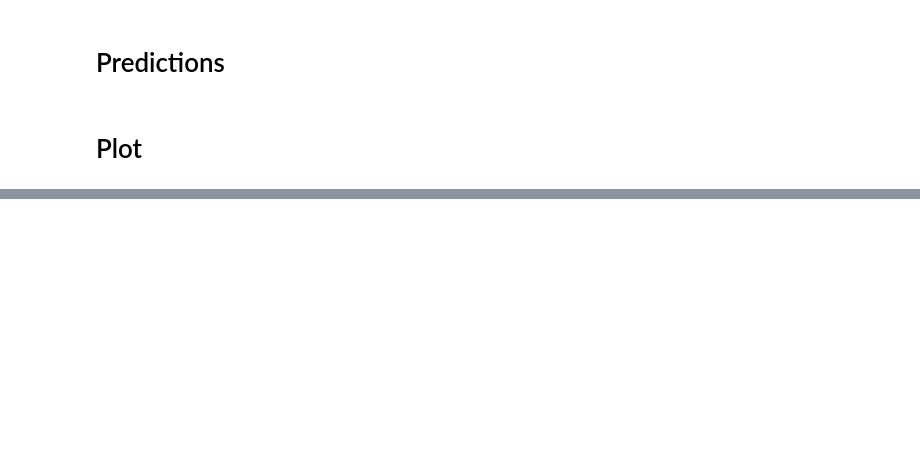
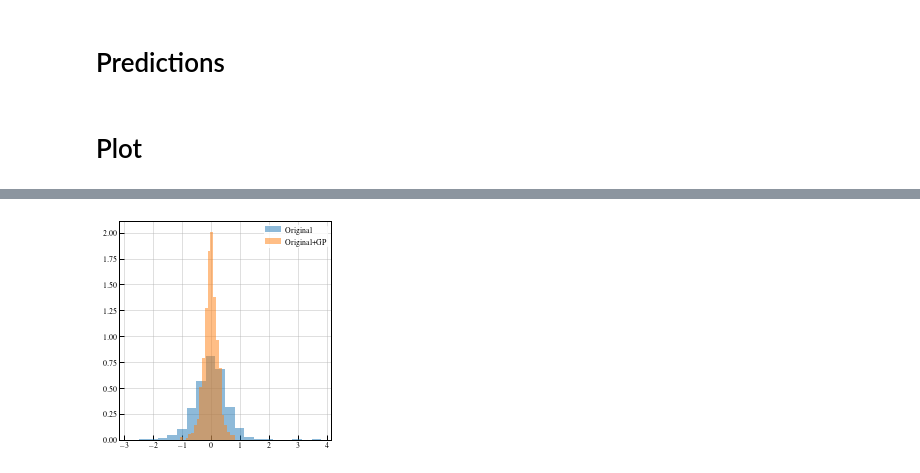
Before and after one commit to mgeshelley/massModelResiduals, a Jupyter notebook: gp_residuals.ipynb, the cells around one changed output, grey strips where cells are left out. Saved outputs shown, nothing was run; the diff lists cells and outputs as text; code cells hidden in the pictures; blank space fills up the shorter version.

```diff
--- a/gp_residuals.ipynb
+++ b/gp_residuals.ipynb
@@ -173,0 +234,20 @@ fig.savefig(name+'_residualsDifference.pdf')
+# %%
+rcParams['axes.grid'] = True
+
+fig, ax = plt.subplots(1, 1, figsize=(3.4, 3.4))
+
+ax.hist(originalResiduals[:,3], bins=20, density=True,
+        color=colours[0],
+        label='Original',
+        alpha=0.5)
+ax.hist(Ytest-mean, bins=20, density=True,
+        color=colours[1],
+        label='Original+GP',
+        alpha=0.5)
+
+ax.legend()
+
+fig.tight_layout()
+fig.savefig(path+'residualsHistogram.pdf')
+# %% [output]
+[figure, added]
```
Also changed, not shown: parts of 18 cells of this notebook, 10 other files.
